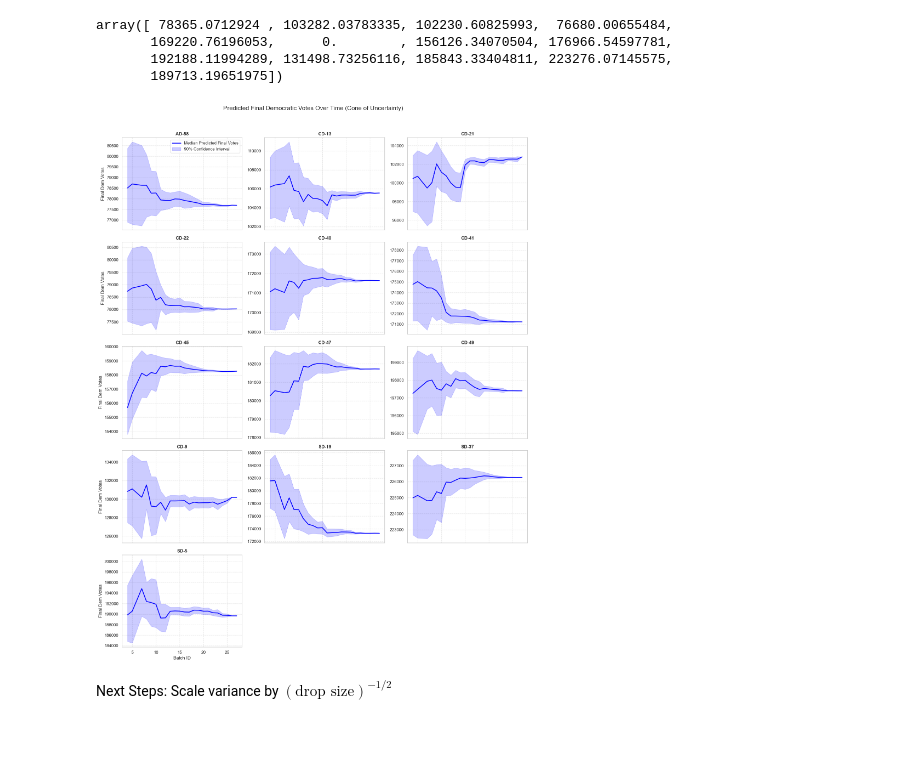
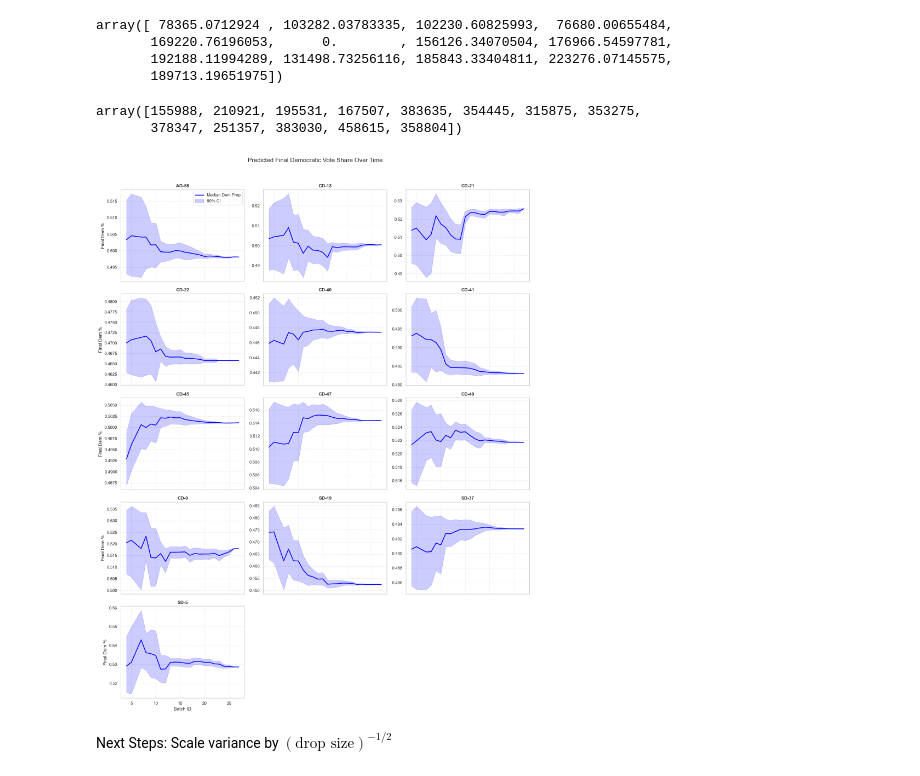
Before and after one commit to rickyrojas311/realtimeElectionForecasting, a Jupyter notebook: model_v1/model_v1.ipynb, the cells around one changed output. Drawn from its saved outputs; the diff is of its cells as text; code cells hidden in the pictures; blank space fills up the shorter version.

Commit message:
fixed visuals

```diff
--- a/model_v1/model_v1.ipynb
+++ b/model_v1/model_v1.ipynb
@@ -638,6 +638,22 @@ array([ 78365.0712924 , 103282.03783335, 102230.60825993,  76680.00655484,
        169220.76196053,      0.        , 156126.34070504, 176966.54597781,
        192188.11994289, 131498.73256116, 185843.33404811, 223276.07145575,
        189713.19651975])
+# %%
+# 1. Map the race_idx back to the actual string names
+race_mapping = later_drops[['race_idx', 'Race']].drop_duplicates().sort_values('race_idx')
+race_dict = dict(zip(race_mapping['race_idx'], race_mapping['Race']))
+
+n_races = len(race_dict)
+batch_list = list(final_outcomes_dict.keys())
+
+# --- THE FIX: Automatically extract the final total votes from the dataframe ---
+# groupby automatically sorts by the key (race_idx), so this perfectly outputs
+# an array aligned to indices 0 through 12
+race_denominators = later_drops.groupby('race_idx')['Total Votes Cast'].max().values
+race_denominators
+# %% [output]
+array([155988, 210921, 195531, 167507, 383635, 354445, 315875, 353275,
+       378347, 251357, 383030, 458615, 358804])
 # %%
 import matplotlib.pyplot as plt
 import numpy as np
@@ -654,50 +670,48 @@ batch_list = list(final_outcomes_dict.keys())
 cols = 3
 rows = int(np.ceil(n_races / cols))
 fig, axes = plt.subplots(rows, cols, figsize=(16, 4 * rows), sharex=True)
 axes = axes.flatten()
 
-# 3. Loop through each race and plot the shrinking confidence bands
 for race_idx in range(n_races):
     ax = axes[race_idx]
     race_name = race_dict.get(race_idx, f"Race {race_idx}")
+
+    # Grab the specific denominator for this race
+    race_denominator = race_denominators[race_idx]
 
     p05 = []
     p50 = []
     p95 = []
 
-    # Extract the percentiles for this specific race across all batches
+    # Extract percentiles and convert to proportions using the calculated denominators
     for b in batch_list:
-        # sims shape is (1000,) representing the 1000 final vote totals for this race at this batch
-        sims = final_outcomes_dict[b][:, race_idx]
-        p05.append(np.percentile(sims, 5))
-        p50.append(np.percentile(sims, 50))
-        p95.append(np.percentile(sims, 95))
+        sims_prop = final_outcomes_dict[b][:, race_idx] / race_denominator
 
-    # Plot the trendline and the confidence bands
-    ax.plot(batch_list[1:], p50[1:], color='blue', linewidth=2, label='Median Predicted Final Votes')
-    ax.fill_between(batch_list[1:], p05[1:], p95[1:], color='blue', alpha=0.2, label='90% Confidence Interval')
+        p05.append(np.percentile(sims_prop, 5))
+        p50.append(np.percentile(sims_prop, 50))
+        p95.append(np.percentile(sims_prop, 95))
+
+    # Plotting
+    ax.plot(batch_list[1:], p50[1:], color='blue', linewidth=2, label='Median Dem Prop')
+    ax.fill_between(batch_list[1:], p05[1:], p95[1:], color='blue', alpha=0.2, label='90% CI')
 
     # Formatting
     ax.set_title(f"{race_name}", fontsize=12, fontweight='bold')
-    ax.grid(True, linestyle='--', alpha=0.5)
+    ax.grid(True, linestyle='--', alpha=0.4)
 
-    # Only add labels to the edges to keep it clean
     if race_idx % cols == 0:
-        ax.set_ylabel("Final Dem Votes")
+        ax.set_ylabel("Final Dem %")
     if race_idx >= (rows - 1) * cols:
         ax.set_xlabel("Batch ID")
 
-# Hide any extra empty subplots if n_races doesn't perfectly fill the grid
 for i in range(n_races, len(axes)):
     fig.delaxes(axes[i])
 
-# Add a single legend to the first plot
 axes[0].legend(loc='best')
-
-plt.suptitle("Predicted Final Democratic Votes Over Time (Cone of Uncertainty)", fontsize=16, y=1.02)
+plt.suptitle("Predicted Final Democratic Vote Share Over Time", fontsize=16, y=1.02)
 plt.tight_layout()
 plt.show()
 # %% [output]
-[figure, old version]
+[figure, new version]
 # %% [markdown]
 Next Steps: Scale variance by $(\text{drop size})^{-1/2}$
```
Also changed, not shown: 1 other file.
